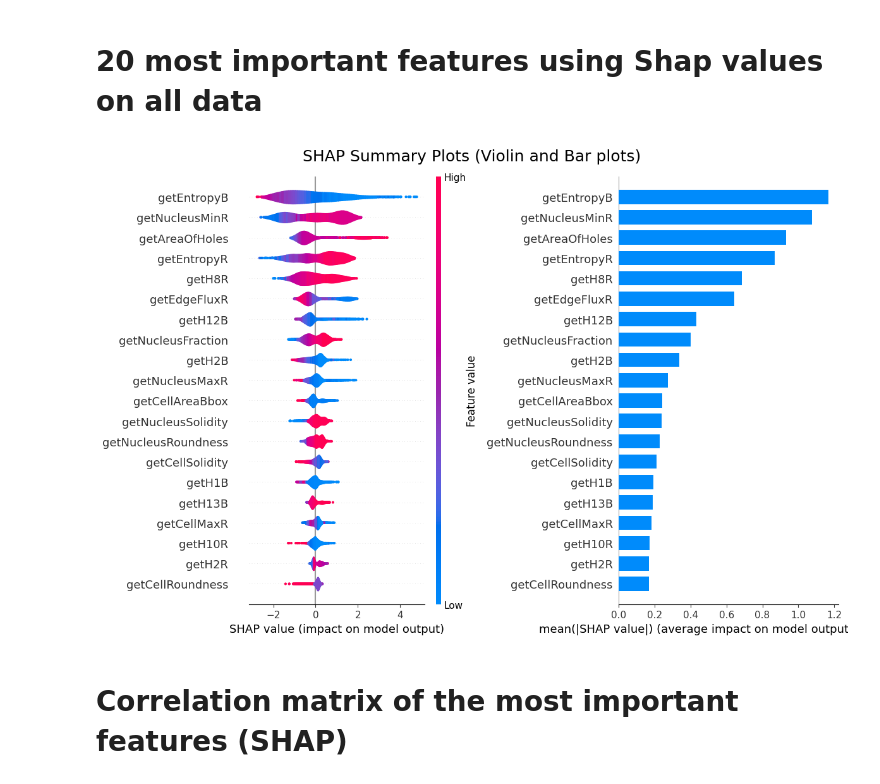
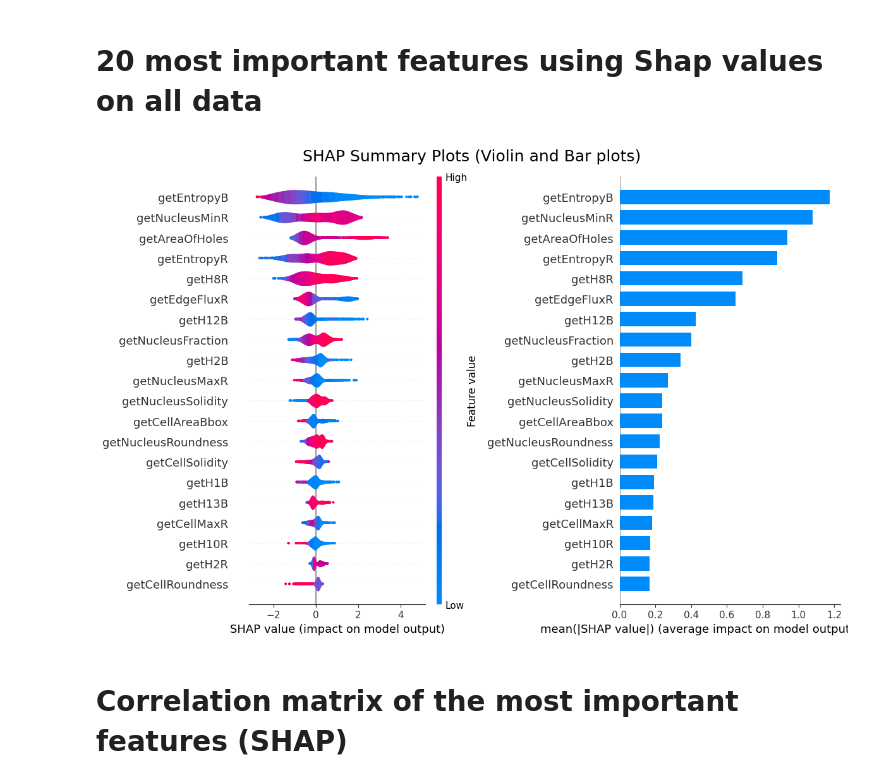
Before and after one commit to Antonio-Maschio/AML_FProject, a Jupyter notebook: Classification_Segmented_Nuclei_XGBoost.ipynb, the cells around one changed output. Drawn from its saved outputs; the diff is of its cells as text; code cells hidden in the pictures.

```diff
--- a/Classification_Segmented_Nuclei_XGBoost.ipynb
+++ b/Classification_Segmented_Nuclei_XGBoost.ipynb
@@ -146,19 +146,19 @@ plt.show()
 # %%
 explainer = shap.TreeExplainer(xgb_clf)
 shap_values = explainer.shap_values(X_train)
 
 fig, ax = plt.subplots(1, 2, figsize=(10, 8))
 
-shap.summary_plot(shap_values, X, feature_names=X.columns, plot_type='bar', show = False, plot_size = (12, 8))
+shap.summary_plot(shap_values, X_train, feature_names=X.columns, plot_type='bar', show = False, plot_size = (12, 8))
 plt.sca(ax[0])
 
-shap.summary_plot(shap_values, X, plot_type='violin', show = False, plot_size = (12, 8))
+shap.summary_plot(shap_values, X_train, plot_type='violin', show = False, plot_size = (12, 8))
 plt.sca(ax[1])
 fig.suptitle('SHAP Summary Plots (Violin and Bar plots)', fontsize=18)
 plt.tight_layout()
 plt.show()
 # %% [output]
-[figure, old version]
+[figure, new version]
 # %% [markdown]
 # Correlation matrix of the most important features (SHAP)
 # %%
```
Also changed, not shown: parts of 7 cells of this notebook, 1 other file.
